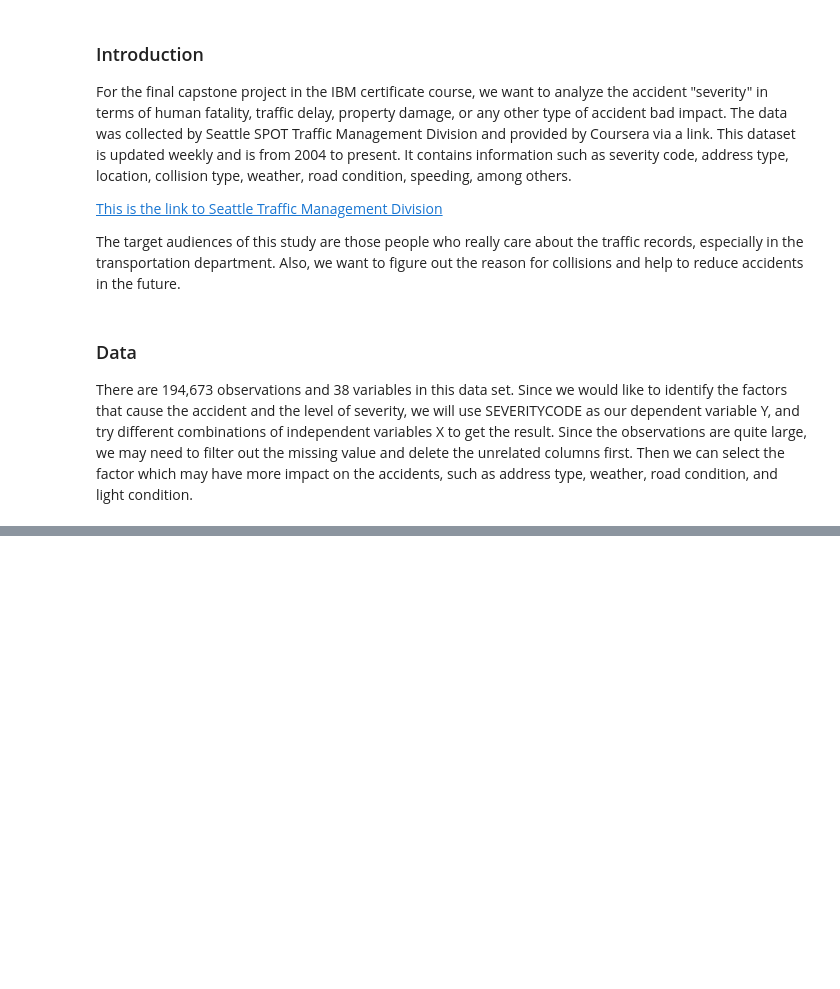
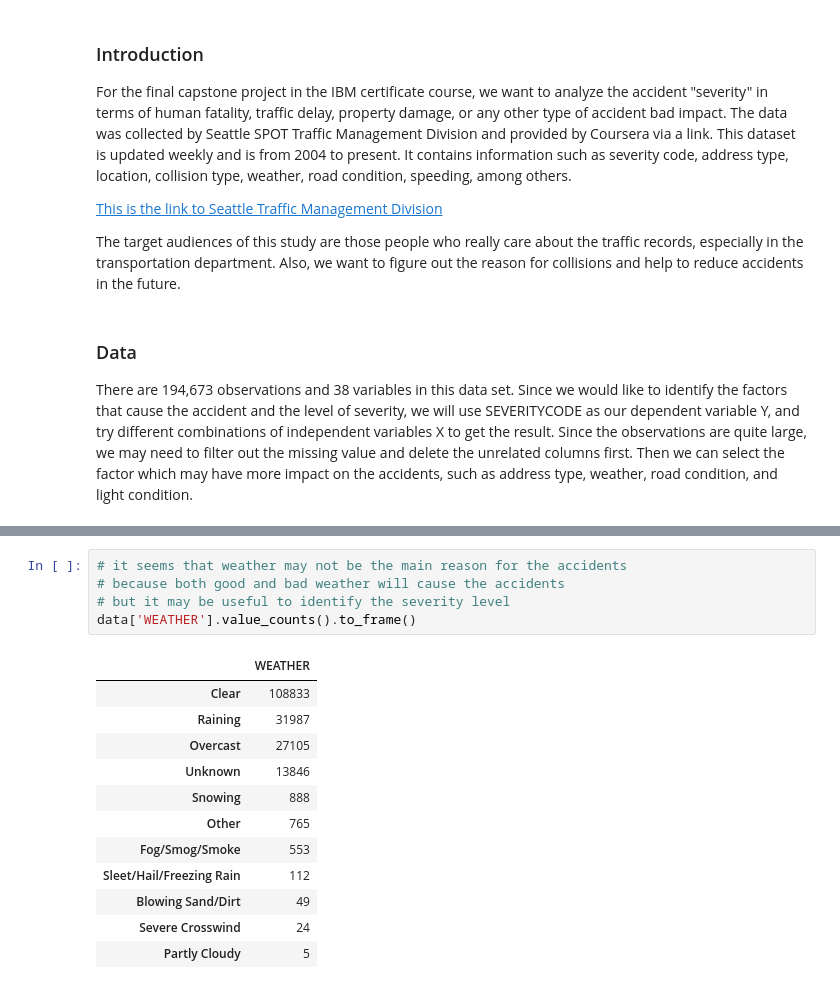
Before and after one commit to Wdiii/Coursera_Capstone, a Jupyter notebook: Coursera_Capstone.ipynb, the cells around one changed output, grey strips where cells are left out. Cells and saved outputs as stored; diff of their text form; blank space fills up the shorter version.

```diff
--- a/Coursera_Capstone.ipynb
+++ b/Coursera_Capstone.ipynb
@@ -72,0 +122,18 @@ pd.isnull(traffic.ROADCOND).sum()
+# %%
+# it seems that weather may not be the main reason for the accidents
+# because both good and bad weather will cause the accidents
+# but it may be useful to identify the severity level
+data['WEATHER'].value_counts().to_frame()
+# %% [output]
+|  | WEATHER |
+| Clear | 108833 |
+| Raining | 31987 |
+| Overcast | 27105 |
+| Unknown | 13846 |
+| Snowing | 888 |
+| Other | 765 |
+| Fog/Smog/Smoke | 553 |
+| Sleet/Hail/Freezing Rain | 112 |
+| Blowing Sand/Dirt | 49 |
+| Severe Crosswind | 24 |
+| Partly Cloudy | 5 |
```
Also changed, not shown: parts of 26 cells of this notebook.
